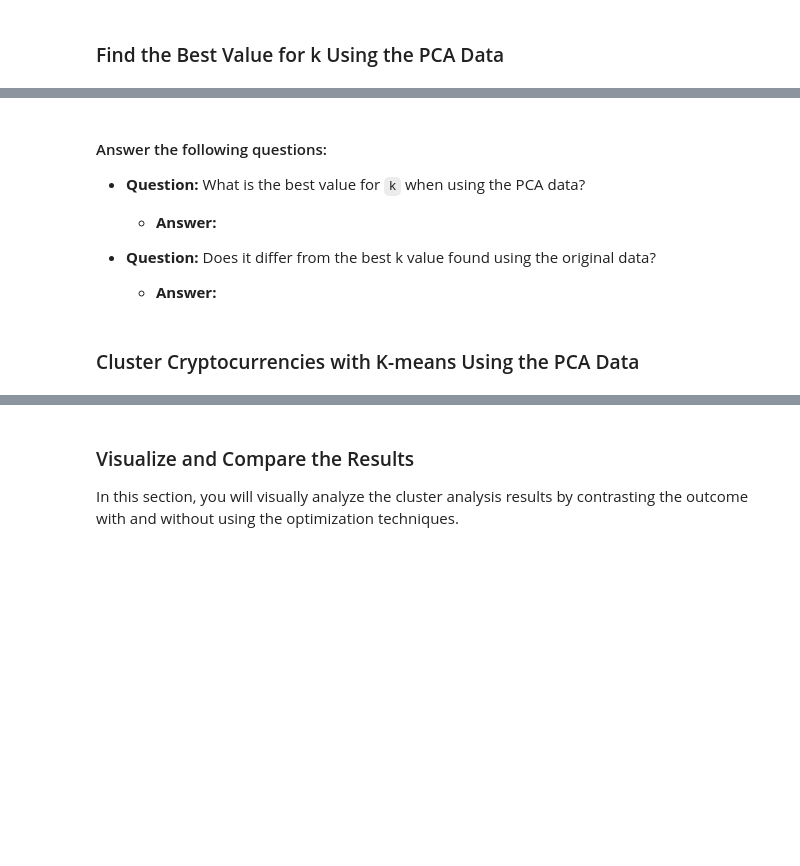
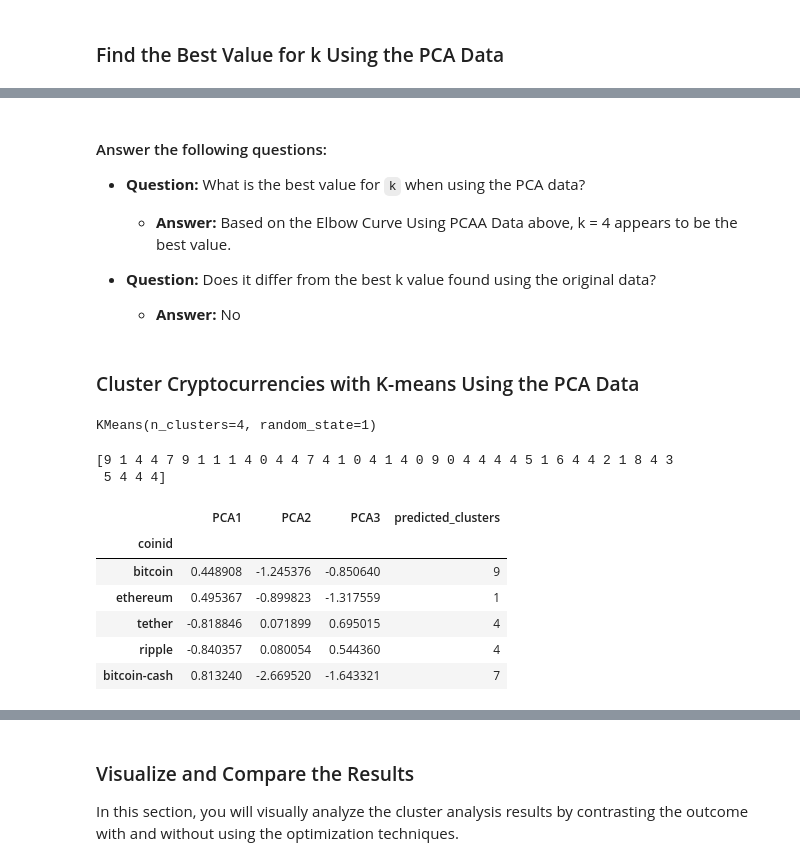
Before and after one commit to acdlc4/CryptoClustering, a Jupyter notebook: Crypto_Clustering.ipynb, the cells around one changed output, grey strips where cells are left out. Cells and saved outputs as stored; diff of their text form; code cells hidden in the pictures; blank space fills up the shorter version.

```diff
--- a/Crypto_Clustering.ipynb
+++ b/Crypto_Clustering.ipynb
@@ -204,11 +249,15 @@ print(k_lower)
 # %%
-# Create an empty list to store the inertia values
-
+# Create an empty list to store the inertia2 values
+inertia2 = []
 
 # Create a for loop to compute the inertia with each possible value of k
 # Inside the loop:
 # 1. Create a KMeans model using the loop counter for the n_clusters
-# 2. Fit the model to the data using `df_market_data_pca`
-# 3. Append the model.inertia_ to the inertia list
+# 2. Fit the model to the data using `market_data_pca_df`
+# 3. Append the model.inertia_ to the inertia2 list
+for i in k_list2:
+    model = KMeans(n_clusters=i, random_state=0)
+    model.fit(market_data_pca_df)
+    inertia2.append(model.inertia_)
 # %%
 # Create a dictionary with the data to plot the Elbow curve
@@ -222,30 +280,48 @@ print(k_lower)
 
 * **Question:** What is the best value for `k` when using the PCA data?
 
-  * **Answer:**
+  * **Answer:** Based on the Elbow Curve Using PCAA Data above, k = 4 appears to be the best value.
 
 
 * **Question:** Does it differ from the best k value found using the original data?
 
-  * **Answer:**
+  * **Answer:** No
 # %% [markdown]
 ### Cluster Cryptocurrencies with K-means Using the PCA Data
 # %%
 # Initialize the K-Means model using the best value for k
+model2 = KMeans(n_clusters=4, random_state=1)
 # %%
 # Fit the K-Means model using the PCA data
+model2.fit(market_data_pca_df)
+# %% [output]
+KMeans(n_clusters=4, random_state=1)
 # %%
 # Predict the clusters to group the cryptocurrencies using the PCA data
+k_lower_pca = model.predict(market_data_pca_df)
 
 # Print the resulting array of cluster values.
+print(k_lower_pca)
+# %% [output]
+[9 1 4 4 7 9 1 1 1 4 0 4 4 7 4 1 0 4 1 4 0 9 0 4 4 4 4 5 1 6 4 4 2 1 8 4 3
+ 5 4 4 4]
 # %%
 # Create a copy of the DataFrame with the PCA data
-
+market_data_pca_predictions = market_data_pca_df.copy()
 
 # Add a new column to the DataFrame with the predicted clusters
-
+market_data_pca_predictions['predicted_clusters'] = k_lower_pca
 
 # Display sample data
+market_data_pca_predictions.head()
+# %% [output]
+|  | PCA1 | PCA2 | PCA3 | predicted_clusters |
+| coinid |  |  |  |  |
+| bitcoin | 0.448908 | -1.245376 | -0.850640 | 9 |
+| ethereum | 0.495367 | -0.899823 | -1.317559 | 1 |
+| tether | -0.818846 | 0.071899 | 0.695015 | 4 |
+| ripple | -0.840357 | 0.080054 | 0.544360 | 4 |
+| bitcoin-cash | 0.813240 | -2.669520 | -1.643321 | 7 |
 # %%
 # Create a scatter plot using hvPlot by setting
 # `x="PC1"` and `y="PC2"`.
```
Also changed, not shown: parts of 19 cells of this notebook.
